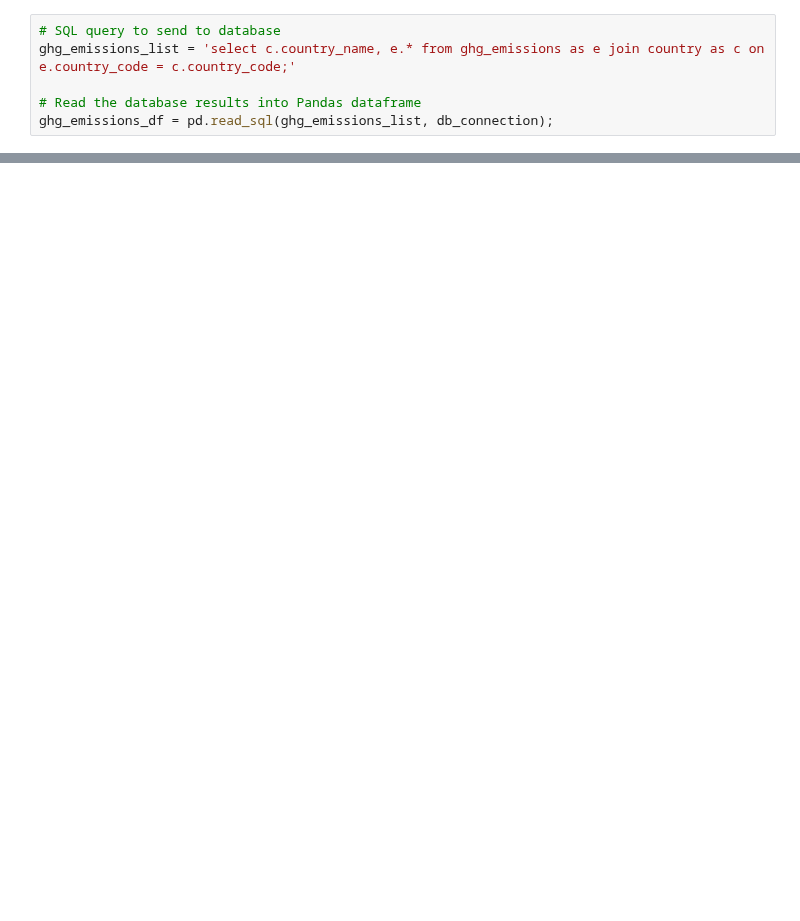
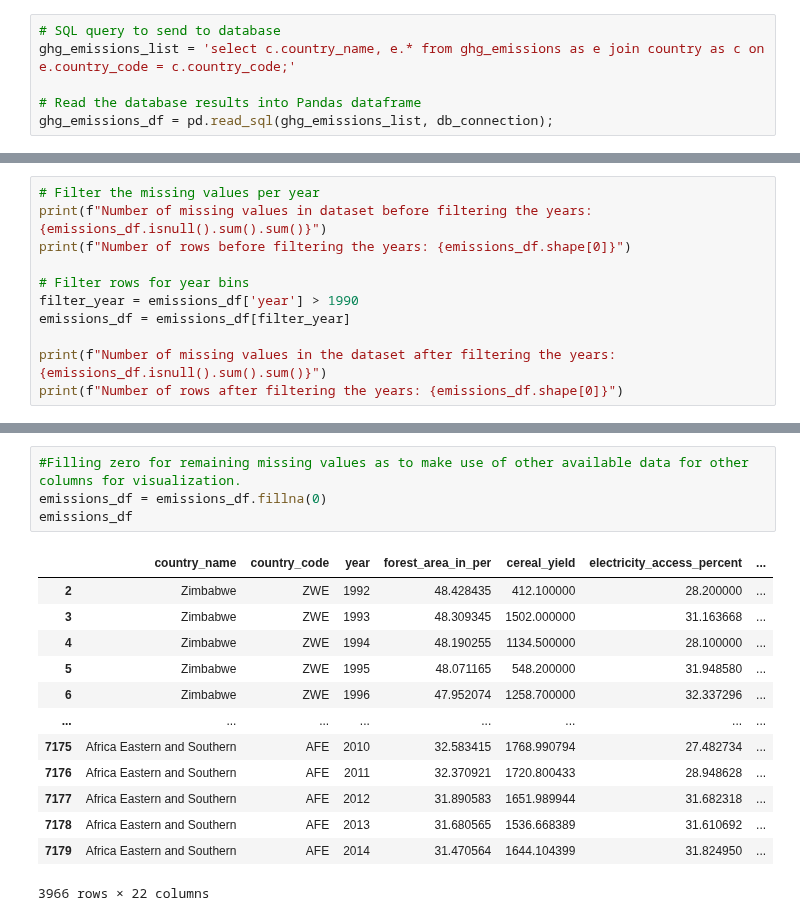
Before and after one commit to sahithig1/capstone_greenhouse_emissions, a Jupyter notebook: Notebook/ghg_emissions_sector.ipynb, the cells around one changed output, grey strips where cells are left out. Cells and saved outputs as stored; diff of their text form; blank space fills up the shorter version.

```diff
--- a/Notebook/ghg_emissions_sector.ipynb
+++ b/Notebook/ghg_emissions_sector.ipynb
@@ -73,0 +229,11 @@ ghg_emissions_df
+# %%
+# Filter the missing values per year
+print(f"Number of missing values in dataset before filtering the years: {emissions_df.isnull().sum().sum()}")
+print(f"Number of rows before filtering the years: {emissions_df.shape[0]}")
+
+# Filter rows for year bins
+filter_year = emissions_df['year'] > 1990
+emissions_df = emissions_df[filter_year]
+
+print(f"Number of missing values in the dataset after filtering the years: {emissions_df.isnull().sum().sum()}")
+print(f"Number of rows after filtering the years: {emissions_df.shape[0]}")
@@ -73,0 +265,18 @@ ghg_emissions_df
+# %%
+#Filling zero for remaining missing values as to make use of other available data for other columns for visualization.
+emissions_df = emissions_df.fillna(0)
+emissions_df
+# %% [output]
+|  | country_name | country_code | year | forest_area_in_per | cereal_yield | electricity_access_percent | ... |
+| 2 | Zimbabwe | ZWE | 1992 | 48.428435 | 412.100000 | 28.200000 | ... |
+| 3 | Zimbabwe | ZWE | 1993 | 48.309345 | 1502.000000 | 31.163668 | ... |
+| 4 | Zimbabwe | ZWE | 1994 | 48.190255 | 1134.500000 | 28.100000 | ... |
+| 5 | Zimbabwe | ZWE | 1995 | 48.071165 | 548.200000 | 31.948580 | ... |
+| 6 | Zimbabwe | ZWE | 1996 | 47.952074 | 1258.700000 | 32.337296 | ... |
+| ... | ... | ... | ... | ... | ... | ... | ... |
+| 7175 | Africa Eastern and Southern | AFE | 2010 | 32.583415 | 1768.990794 | 27.482734 | ... |
+| 7176 | Africa Eastern and Southern | AFE | 2011 | 32.370921 | 1720.800433 | 28.948628 | ... |
+| 7177 | Africa Eastern and Southern | AFE | 2012 | 31.890583 | 1651.989944 | 31.682318 | ... |
+| 7178 | Africa Eastern and Southern | AFE | 2013 | 31.680565 | 1536.668389 | 31.610692 | ... |
+| 7179 | Africa Eastern and Southern | AFE | 2014 | 31.470564 | 1644.104399 | 31.824950 | ... |
+3966 rows × 22 columns
```
Also changed, not shown: parts of 21 cells of this notebook.
